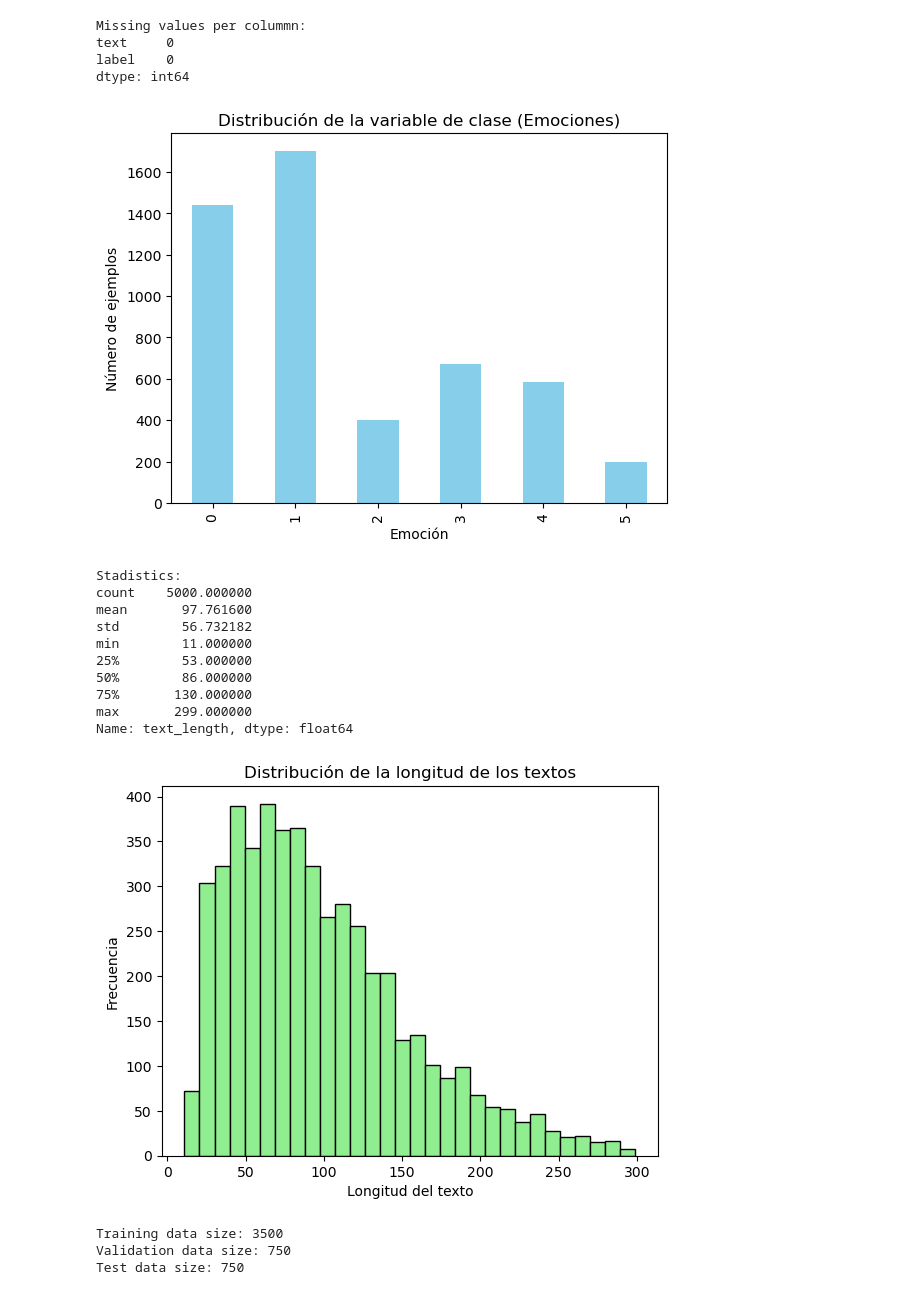
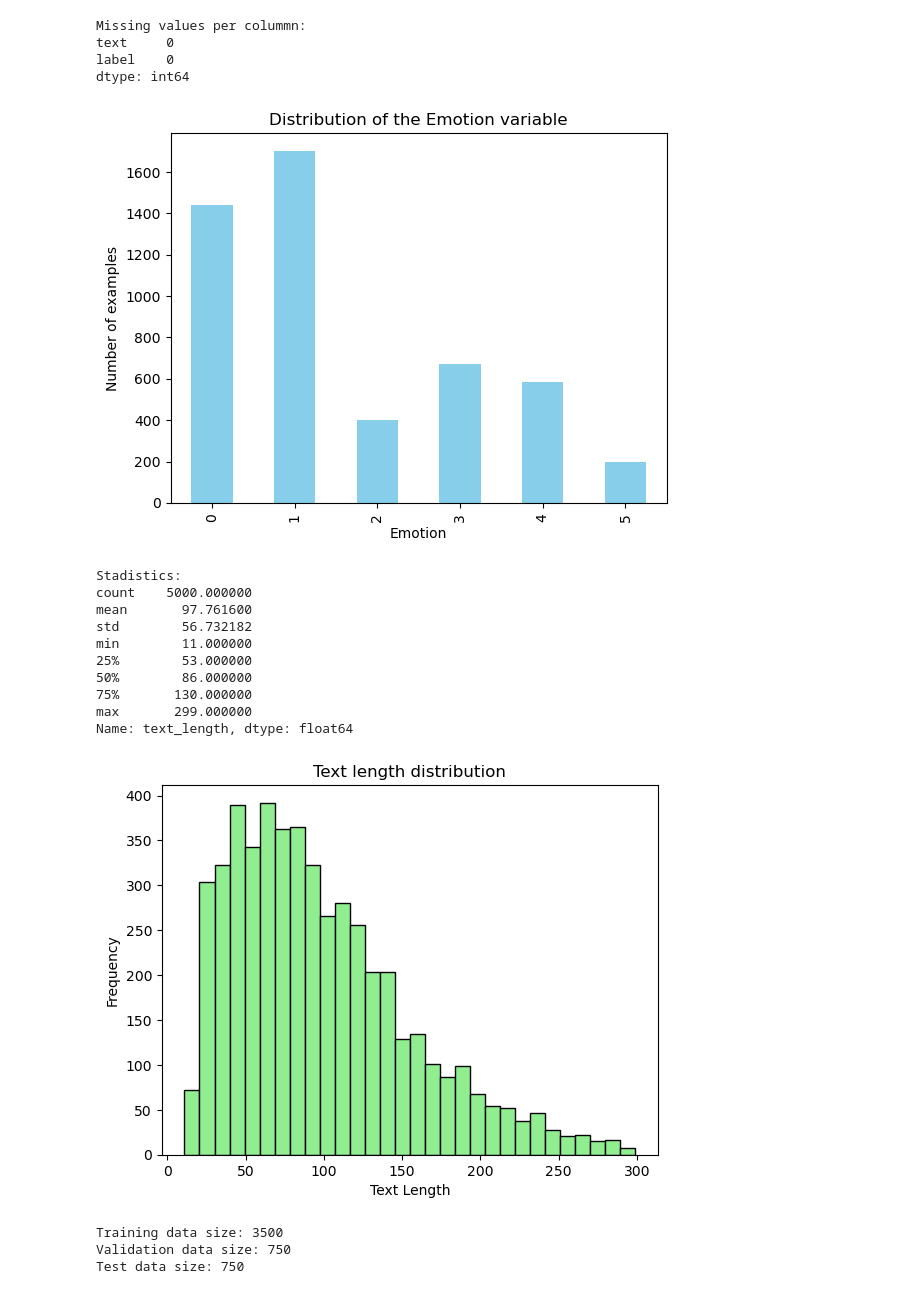
Before and after one commit to sofiaamartinezz/IS_Seminar2, a Jupyter notebook: assignment.ipynb, the cells around one changed output. Saved outputs shown, nothing was run; the diff lists cells and outputs as text; code cells hidden in the pictures.

```diff
--- a/assignment.ipynb
+++ b/assignment.ipynb
@@ -44,36 +44,36 @@ dtype: int64
 class_distribution = df['label'].value_counts().sort_index()
 
 class_distribution.plot(kind='bar', color='skyblue')
-plt.title('Distribución de la variable de clase (Emociones)')
-plt.xlabel('Emoción')
-plt.ylabel('Número de ejemplos')
+plt.title('Distribution of the Emotion variable')
+plt.xlabel('Emotion')
+plt.ylabel('Number of examples')
 plt.show()
 # %% [output]
-[figure, old version]
+[figure, new version]
 # %%
 # Text lengths
 df['text_length'] = df['text'].apply(len)
 
 print("\nStadistics:")
 print(df['text_length'].describe())
 
 plt.hist(df['text_length'], bins=30, color='lightgreen', edgecolor='black')
-plt.title('Distribución de la longitud de los textos')
-plt.xlabel('Longitud del texto')
-plt.ylabel('Frecuencia')
+plt.title('Text length distribution')
+plt.xlabel('Text Length')
+plt.ylabel('Frequency')
 plt.show()
 # %% [output]
 Stadistics:
 count    5000.000000
 mean       97.761600
 std        56.732182
 min        11.000000
 25%        53.000000
 50%        86.000000
 75%       130.000000
 max       299.000000
 Name: text_length, dtype: float64
-[figure, old version]
+[figure, new version]
 # %%
 X = df["text"]
 y = df["label"]
```
Also changed, not shown: parts of 33 cells of this notebook.
